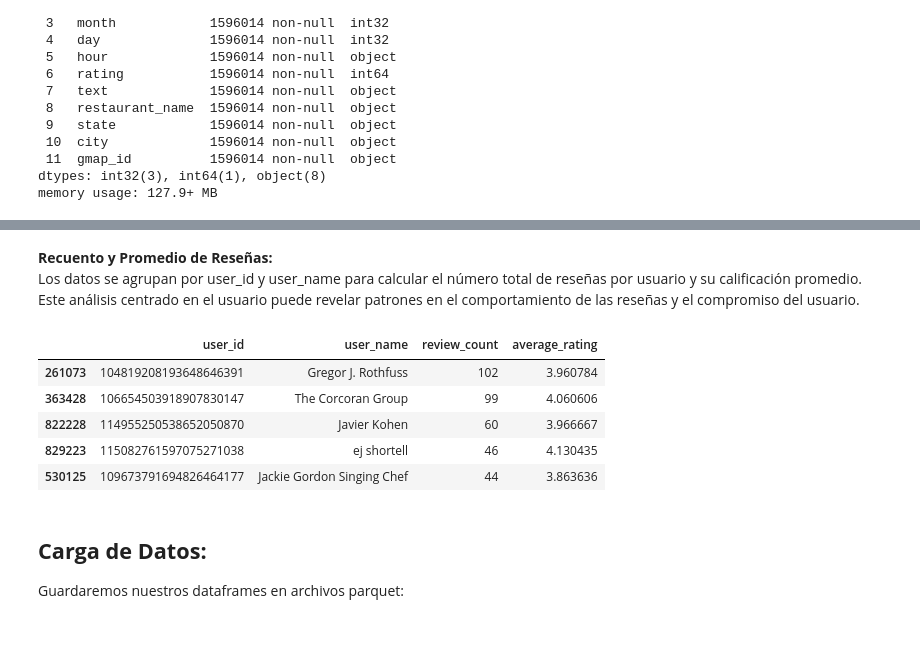
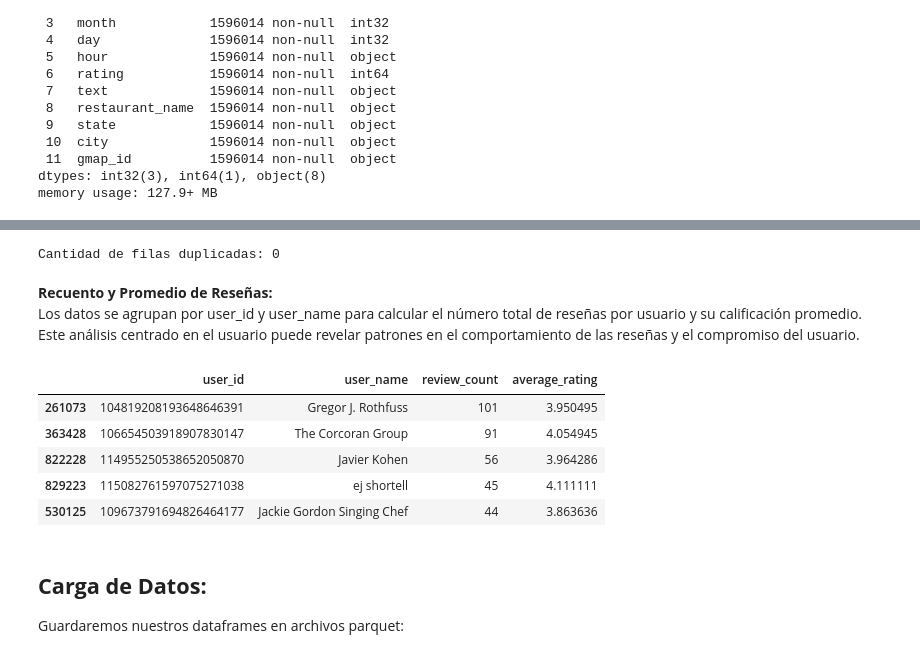
Before and after one commit to SaulZambranoMeza/Proyecto-NOVA, a Jupyter notebook: Notebooks/ETL_google_map/ETL_reviews.ipynb, the cells around one changed output, grey strips where cells are left out. Cells and saved outputs as stored; diff of their text form; code cells hidden in the pictures.

Commit message:
Modificando ETL_reviews_google_maps. Eliminando duplicados

```diff
--- a/Notebooks/ETL_google_map/ETL_reviews.ipynb
+++ b/Notebooks/ETL_google_map/ETL_reviews.ipynb
@@ -236,27 +262,36 @@ memory usage: 127.9+ MB
+# %%
+# Eliminar las filas duplicadas
+df_sin_duplicados = df_copy.drop_duplicates()
+
+# Contar la cantidad de filas duplicadas nuevamente:
+cantidad_duplicados = df_sin_duplicados.duplicated().sum()
+print("Cantidad de filas duplicadas:", cantidad_duplicados)
+# %% [output]
+Cantidad de filas duplicadas: 0
 # %% [markdown]
 **Recuento y Promedio de Reseñas:**
 Los datos se agrupan por user_id y user_name para calcular el número total de reseñas por usuario y su calificación promedio.
 Este análisis centrado en el usuario puede revelar patrones en el comportamiento de las reseñas y el compromiso del usuario.
 # %%
 # Contar el número de reseñas por usuario
-user_review_counts = df_copy.groupby(['user_id', 'user_name']).size().reset_index(name='review_count')
+user_review_counts = df_sin_duplicados.groupby(['user_id', 'user_name']).size().reset_index(name='review_count')
 
 # Calcular la calificación promedio por usuario
-user_calif_promedio = df_copy.groupby(['user_id', 'user_name'])['rating'].mean().reset_index()
+user_calif_promedio = df_sin_duplicados.groupby(['user_id', 'user_name'])['rating'].mean().reset_index()
 user_calif_promedio.rename(columns={'rating': 'average_rating'}, inplace=True)
 
 # Combinar los recuentos de reseñas y las calificaciones promedio por usuario en un solo DataFrame
 df_user_review_counts_ord = pd.merge(user_review_counts, user_calif_promedio, on=['user_id', 'user_name'], how='inner')
 df_user_review_counts_ord = df_user_review_counts_ord.sort_values(by='review_count', ascending=False)
 
 # Mostrar las primeras filas del DataFrame ordenado
 df_user_review_counts_ord.head()
 # %% [output]
 |  | user_id | user_name | review_count | average_rating |
-| 261073 | 104819208193648646391 | Gregor J. Rothfuss | 102 | 3.960784 |
-| 363428 | 106654503918907830147 | The Corcoran Group | 99 | 4.060606 |
-| 822228 | 114955250538652050870 | Javier Kohen | 60 | 3.966667 |
-| 829223 | 115082761597075271038 | ej shortell | 46 | 4.130435 |
+| 261073 | 104819208193648646391 | Gregor J. Rothfuss | 101 | 3.950495 |
+| 363428 | 106654503918907830147 | The Corcoran Group | 91 | 4.054945 |
+| 822228 | 114955250538652050870 | Javier Kohen | 56 | 3.964286 |
+| 829223 | 115082761597075271038 | ej shortell | 45 | 4.111111 |
 | 530125 | 109673791694826464177 | Jackie Gordon Singing Chef | 44 | 3.863636 |
 # %% [markdown]
 ## **Carga de Datos:**
```
Also changed, not shown: parts of 5 cells of this notebook, 1 other file.
